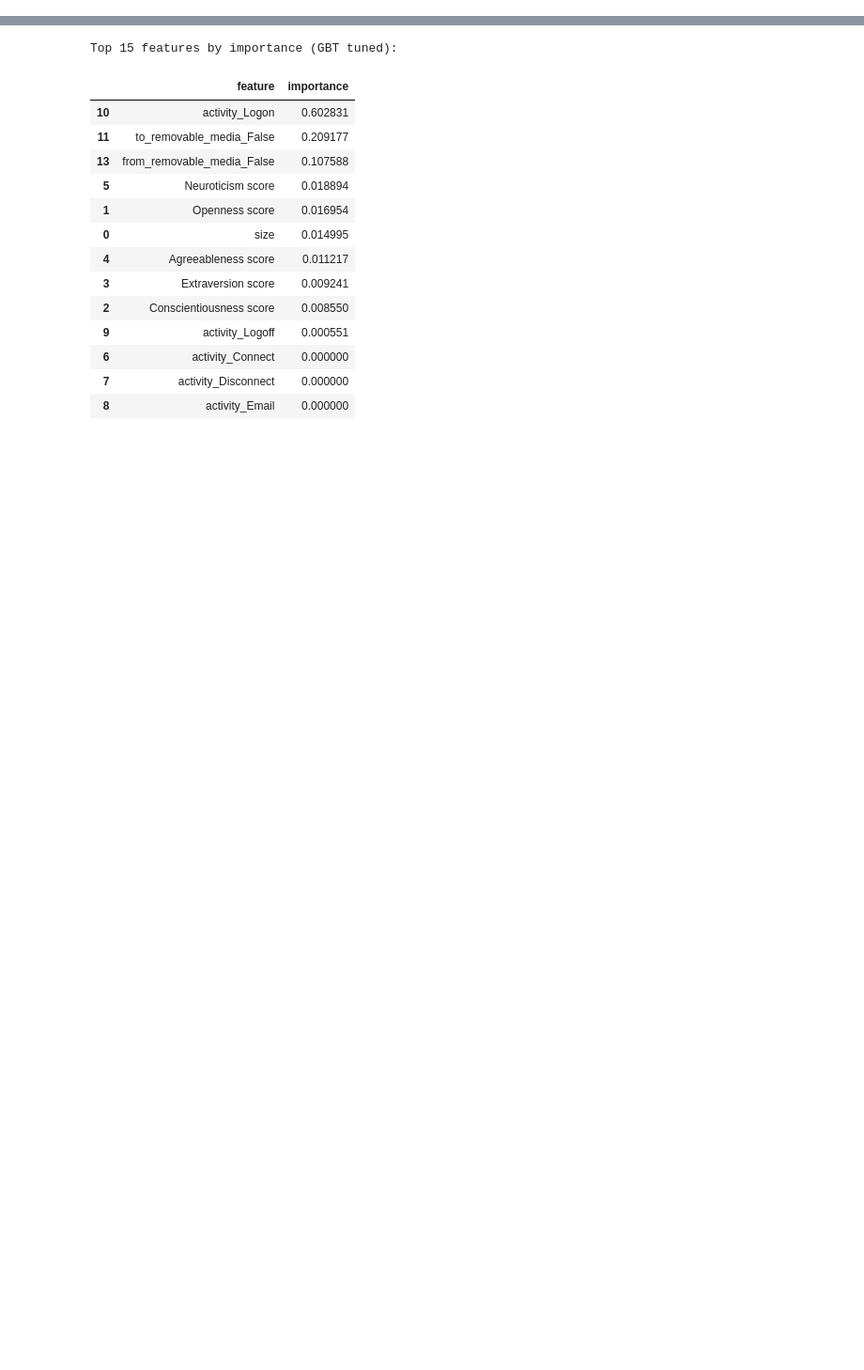
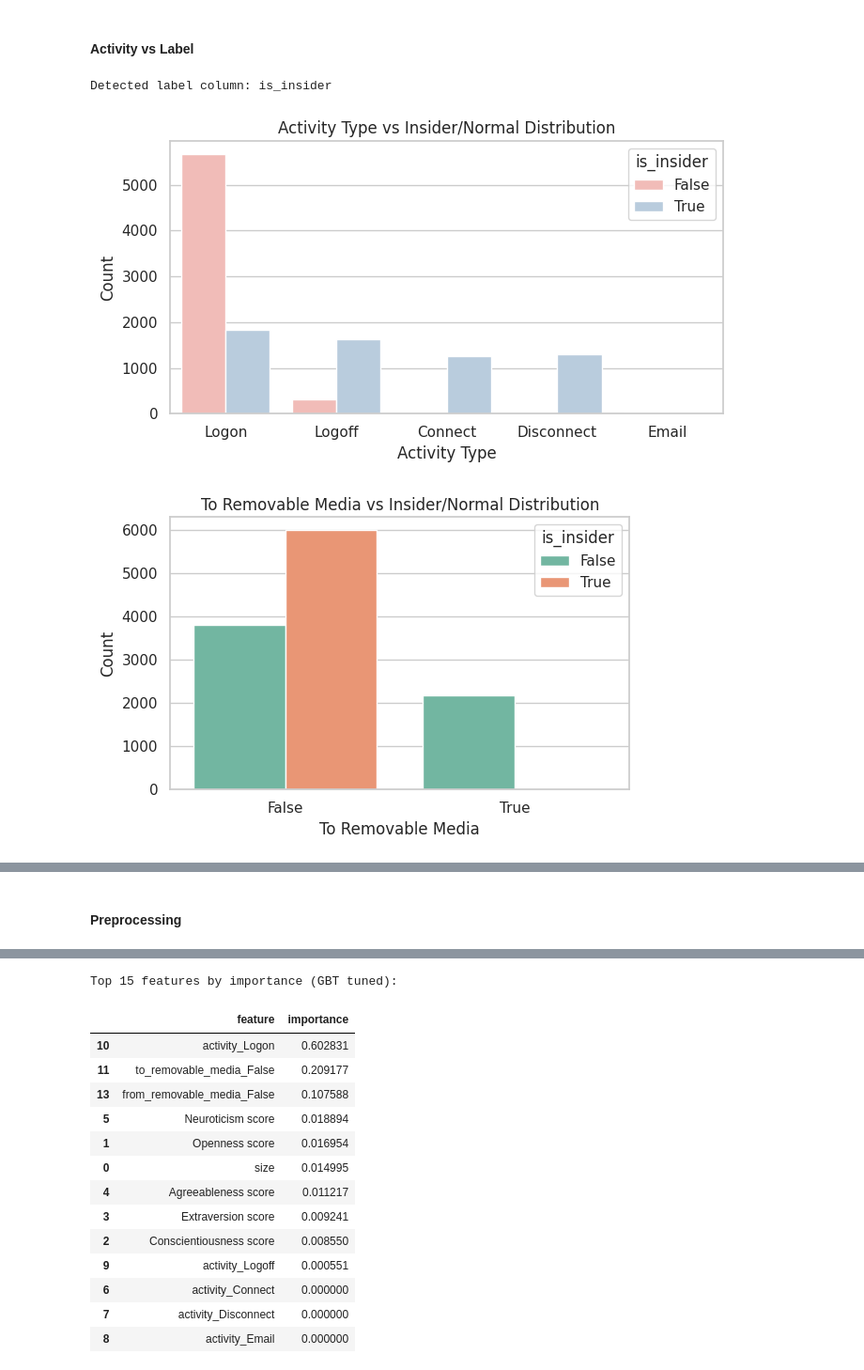
Before and after one commit to egyinmoe/Detecting-Insider-Threats-through-Behavioral-AI_Dissertation, a Jupyter notebook: Ver2_Insiderthreat_withgithub.ipynb, the cells around one changed output, grey strips where cells are left out. Shown at 94% size. Drawn from its saved outputs; the diff is of its cells as text; code cells hidden in the pictures; blank space fills up the shorter version.

```diff
--- a/Ver2_Insiderthreat_withgithub.ipynb
+++ b/Ver2_Insiderthreat_withgithub.ipynb
@@ -845,0 +275,40 @@ weighted avg       1.00      1.00      1.00      2400
+# %% [markdown]
+#### Activity vs Label
+# %%
+# ======================================================
+# 6.2 Behaviour vs Label Analysis (Activity Correlation)
+# ======================================================
+
+label_col = [col for col in df.columns if df[col].nunique() == 2][0]
+print("Detected label column:", label_col)
+
+# Activity vs Label
+plt.figure(figsize=(7,4))
+sns.countplot(x="activity", hue=label_col, data=df, palette="Pastel1")
+plt.title("Activity Type vs Insider/Normal Distribution")
+plt.xlabel("Activity Type")
+plt.ylabel("Count")
+plt.tight_layout()
+plt.show()
+
+# To Removable Media vs Label
+plt.figure(figsize=(6,4))
+sns.countplot(x="to_removable_media", hue=label_col, data=df, palette="Set2")
+plt.title("To Removable Media vs Insider/Normal Distribution")
+plt.xlabel("To Removable Media")
+plt.ylabel("Count")
+plt.tight_layout()
+plt.show()
+
+# From Removable Media vs Label
+plt.figure(figsize=(6,4))
+sns.countplot(x="from_removable_media", hue=label_col, data=df, palette="Set3")
+plt.title("From Removable Media vs Insider/Normal Distribution")
+plt.xlabel("From Removable Media")
+plt.ylabel("Count")
+plt.tight_layout()
+plt.show()
+# %% [output]
+Detected label column: is_insider
+[figure, added]
+[figure, added]
@@ -845,0 +316,2 @@ weighted avg       1.00      1.00      1.00      2400
+# %% [markdown]
+#### Preprocessing
```
Also changed, not shown: parts of 85 cells of this notebook.
